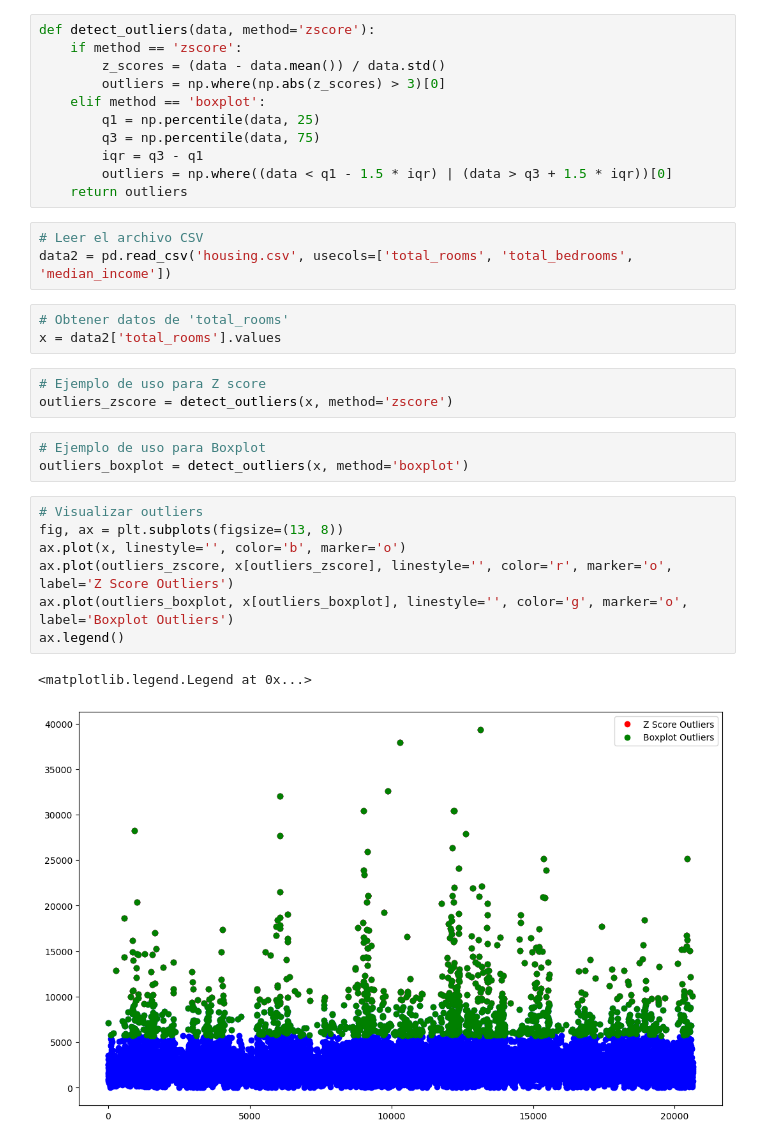
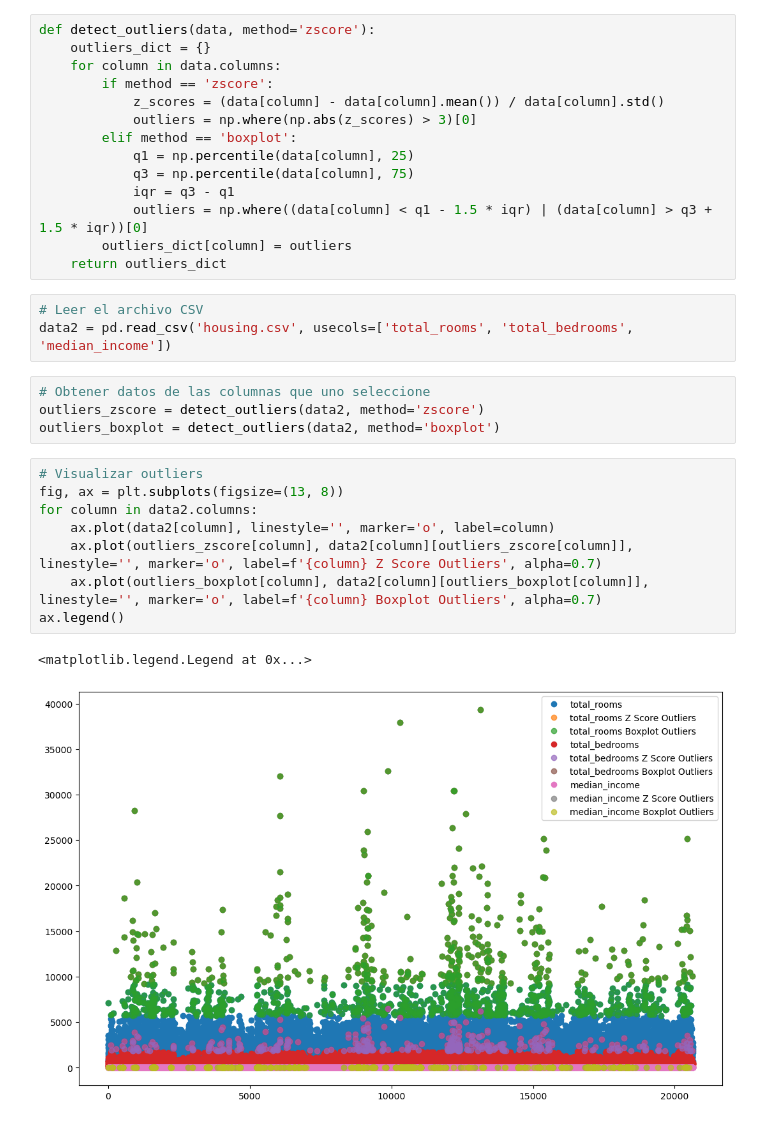
Before and after one commit to LorenaPPL/Modelado-en-Python-Lorena-, a Jupyter notebook: Tareas/Ejercicio 090324 (outliers).ipynb, the cells around one changed output. Saved outputs shown, nothing was run; the diff lists cells and outputs as text.

```diff
--- a/Tareas/Ejercicio 090324 (outliers).ipynb
+++ b/Tareas/Ejercicio 090324 (outliers).ipynb
@@ -7,34 +7,33 @@ import seaborn as sns
 import matplotlib.pyplot as plt
 # %%
 def detect_outliers(data, method='zscore'):
-    if method == 'zscore':
-        z_scores = (data - data.mean()) / data.std()
-        outliers = np.where(np.abs(z_scores) > 3)[0]
-    elif method == 'boxplot':
-        q1 = np.percentile(data, 25)
-        q3 = np.percentile(data, 75)
-        iqr = q3 - q1
-        outliers = np.where((data < q1 - 1.5 * iqr) | (data > q3 + 1.5 * iqr))[0]
-    return outliers
+    outliers_dict = {}
+    for column in data.columns:
+        if method == 'zscore':
+            z_scores = (data[column] - data[column].mean()) / data[column].std()
+            outliers = np.where(np.abs(z_scores) > 3)[0]
+        elif method == 'boxplot':
+            q1 = np.percentile(data[column], 25)
+            q3 = np.percentile(data[column], 75)
+            iqr = q3 - q1
+            outliers = np.where((data[column] < q1 - 1.5 * iqr) | (data[column] > q3 + 1.5 * iqr))[0]
+        outliers_dict[column] = outliers
+    return outliers_dict
 # %%
 # Leer el archivo CSV
 data2 = pd.read_csv('housing.csv', usecols=['total_rooms', 'total_bedrooms', 'median_income'])
-# %%
-# Obtener datos de 'total_rooms'
-x = data2['total_rooms'].values
-# %%
-# Ejemplo de uso para Z score
-outliers_zscore = detect_outliers(x, method='zscore')
-# %%
-# Ejemplo de uso para Boxplot
-outliers_boxplot = detect_outliers(x, method='boxplot')
+# %%
+# Obtener datos de las columnas que uno seleccione
+outliers_zscore = detect_outliers(data2, method='zscore')
+outliers_boxplot = detect_outliers(data2, method='boxplot')
 # %%
 # Visualizar outliers
 fig, ax = plt.subplots(figsize=(13, 8))
-ax.plot(x, linestyle='', color='b', marker='o')
-ax.plot(outliers_zscore, x[outliers_zscore], linestyle='', color='r', marker='o', label='Z Score Outliers')
-ax.plot(outliers_boxplot, x[outliers_boxplot], linestyle='', color='g', marker='o', label='Boxplot Outliers')
+for column in data2.columns:
+    ax.plot(data2[column], linestyle='', marker='o', label=column)
+    ax.plot(outliers_zscore[column], data2[column][outliers_zscore[column]], linestyle='', marker='o', label=f'{column} Z Score Outliers', alpha=0.7)
+    ax.plot(outliers_boxplot[column], data2[column][outliers_boxplot[column]], linestyle='', marker='o', label=f'{column} Boxplot Outliers', alpha=0.7)
 ax.legend()
 # %% [output]
 <matplotlib.legend.Legend at 0x...>
-[figure, old version]
+[figure, new version]
```
